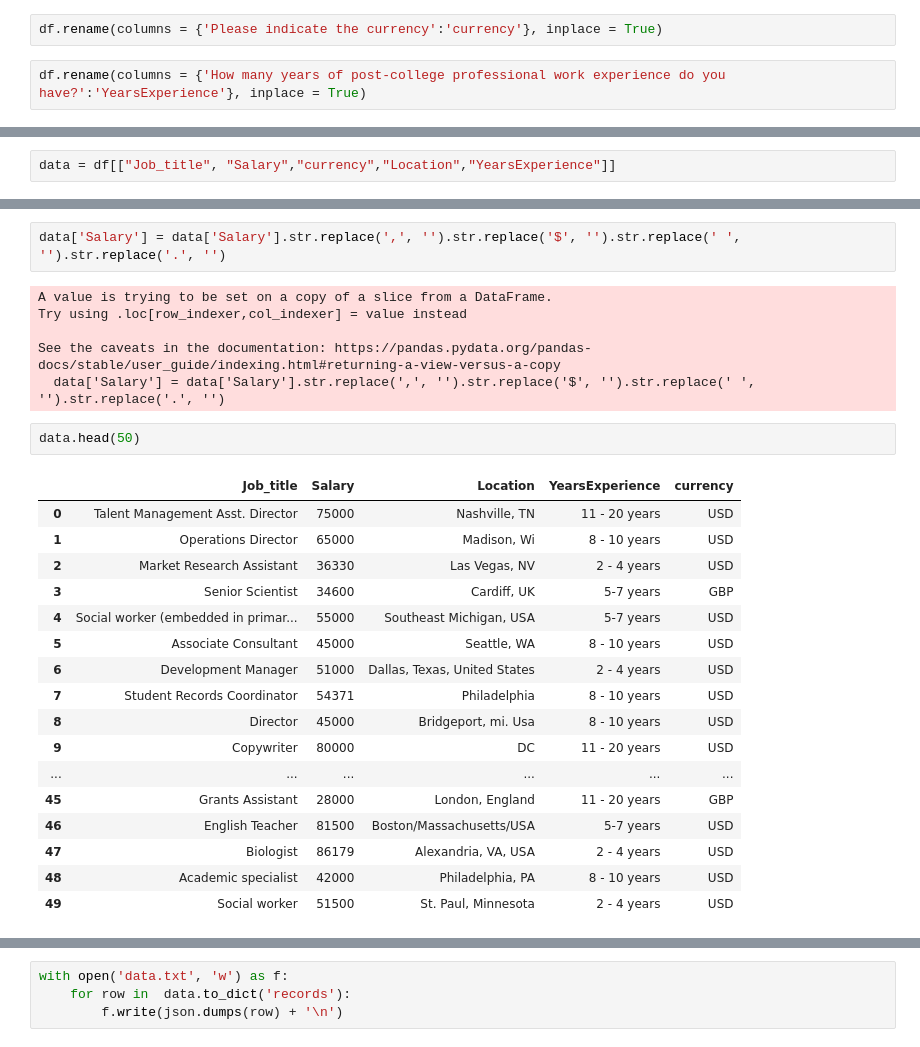
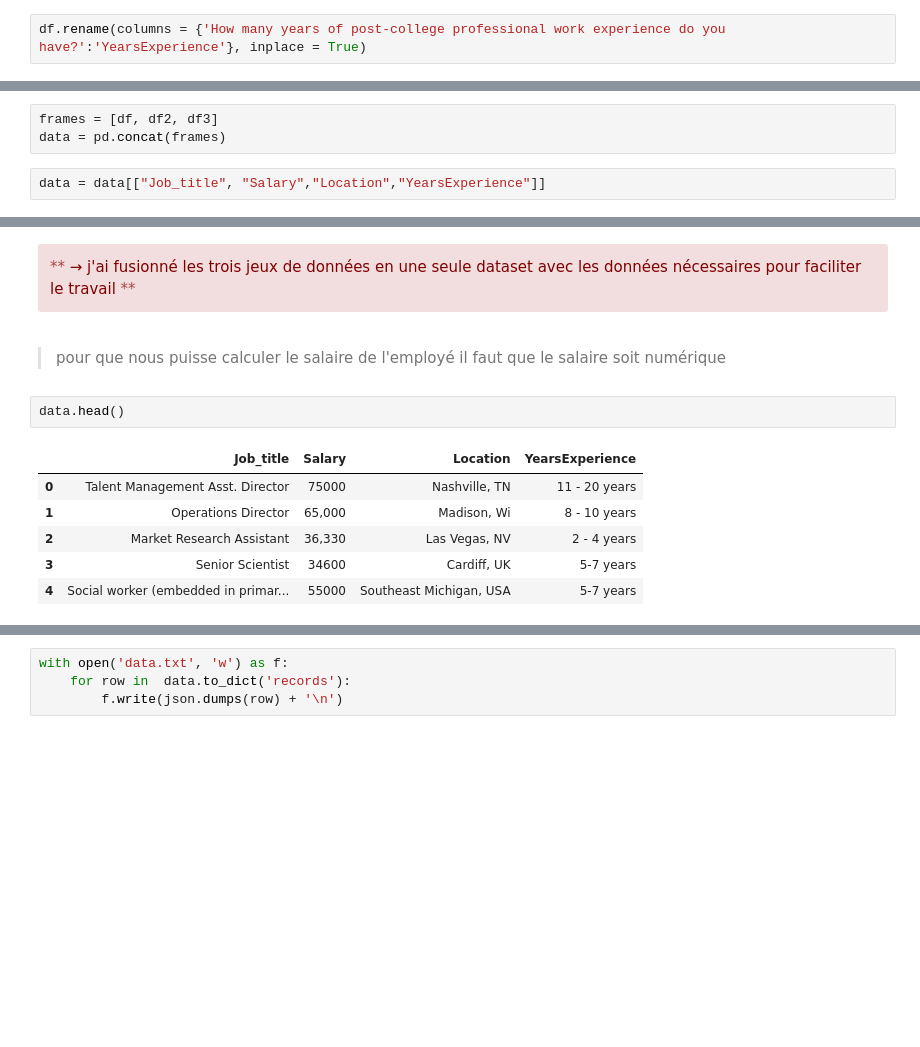
Before and after one commit to ibtiseam/challenge, a Jupyter notebook: challenge1.ipynb, the cells around one changed output, grey strips where cells are left out. Cells and saved outputs as stored; diff of their text form; blank space fills up the shorter version.

```diff
--- a/challenge1.ipynb
+++ b/challenge1.ipynb
@@ -17,8 +76,6 @@ df.rename(columns = {'Job title':'Job_title'}, inplace = True)
 df.rename(columns = {'What is your annual salary?':'Salary'}, inplace = True)
 # %%
 df.rename(columns = {'Where are you located? (City/state/country)':'Location'}, inplace = True)
-# %%
-df.rename(columns = {'Please indicate the currency':'currency'}, inplace = True)
 # %%
 df.rename(columns = {'How many years of post-college professional work experience do you have?':'YearsExperience'}, inplace = True)
 # %%
@@ -44,3 +90,6 @@ df.head(50)
+# %%
+frames = [df, df2, df3]
+data = pd.concat(frames)
 # %%
-data = df[["Job_title", "Salary","currency","Location","YearsExperience"]]
+data = data[["Job_title", "Salary","Location","YearsExperience"]]
 # %%
@@ -66,28 +104,13 @@ data.head(60)
-# %%
-data['Salary'] = data['Salary'].str.replace(',', '').str.replace('$', '').str.replace(' ', '').str.replace('.', '')
-# %% [output]
-A value is trying to be set on a copy of a slice from a DataFrame.
-Try using .loc[row_indexer,col_indexer] = value instead
-
-See the caveats in the documentation: https://pandas.pydata.org/pandas-docs/stable/user_guide/indexing.html#returning-a-view-versus-a-copy
-  data['Salary'] = data['Salary'].str.replace(',', '').str.replace('$', '').str.replace(' ', '').str.replace('.', '')
+# %% [markdown]
+ <div class="alert alert-block alert-danger">** <span style="color:#800000">→ j'ai fusionné les trois jeux de données en une seule dataset avec les données nécessaires pour faciliter le travail </span>** </div>
+# %% [markdown]
+<p><blockquote>pour que nous puisse calculer le salaire de l'employé il faut que le salaire soit numérique</blockquote></p>
 # %%
-data.head(50)
+data.head()
 # %% [output]
-|  | Job_title | Salary | Location | YearsExperience | currency |
-| 0 | Talent Management Asst. Director | 75000 | Nashville, TN | 11 - 20 years | USD |
-| 1 | Operations Director | 65000 | Madison, Wi | 8 - 10 years | USD |
-| 2 | Market Research Assistant | 36330 | Las Vegas, NV | 2 - 4 years | USD |
-| 3 | Senior Scientist | 34600 | Cardiff, UK | 5-7 years | GBP |
-| 4 | Social worker (embedded in primar... | 55000 | Southeast Michigan, USA | 5-7 years | USD |
-| 5 | Associate Consultant | 45000 | Seattle, WA | 8 - 10 years | USD |
-| 6 | Development Manager | 51000 | Dallas, Texas, United States | 2 - 4 years | USD |
-| 7 | Student Records Coordinator | 54371 | Philadelphia | 8 - 10 years | USD |
-| 8 | Director | 45000 | Bridgeport, mi. Usa | 8 - 10 years | USD |
-| 9 | Copywriter | 80000 | DC | 11 - 20 years | USD |
-| ... | ... | ... | ... | ... | ... |
-| 45 | Grants Assistant | 28000 | London, England | 11 - 20 years | GBP |
-| 46 | English Teacher | 81500 | Boston/Massachusetts/USA | 5-7 years | USD |
-| 47 | Biologist | 86179 | Alexandria, VA, USA | 2 - 4 years | USD |
-| 48 | Academic specialist | 42000 | Philadelphia, PA | 8 - 10 years | USD |
-| 49 | Social worker | 51500 | St. Paul, Minnesota | 2 - 4 years | USD |
+|  | Job_title | Salary | Location | YearsExperience |
+| 0 | Talent Management Asst. Director | 75000 | Nashville, TN | 11 - 20 years |
+| 1 | Operations Director | 65,000 | Madison, Wi | 8 - 10 years |
+| 2 | Market Research Assistant | 36,330 | Las Vegas, NV | 2 - 4 years |
+| 3 | Senior Scientist | 34600 | Cardiff, UK | 5-7 years |
+| 4 | Social worker (embedded in primar... | 55000 | Southeast Michigan, USA | 5-7 years |
```
Also changed, not shown: parts of 43 cells of this notebook, 5 other files.
